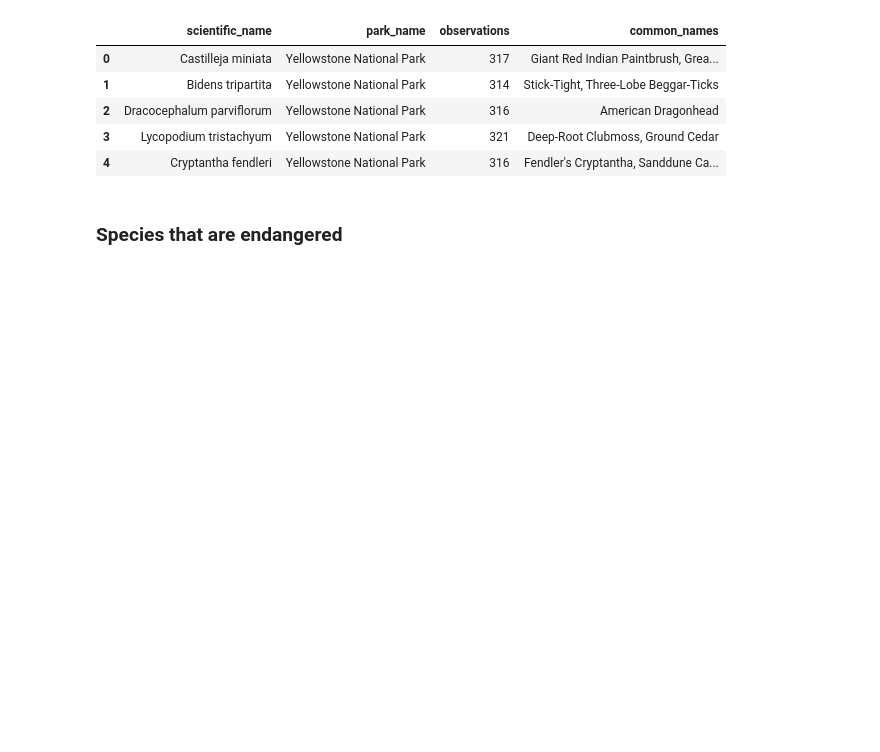
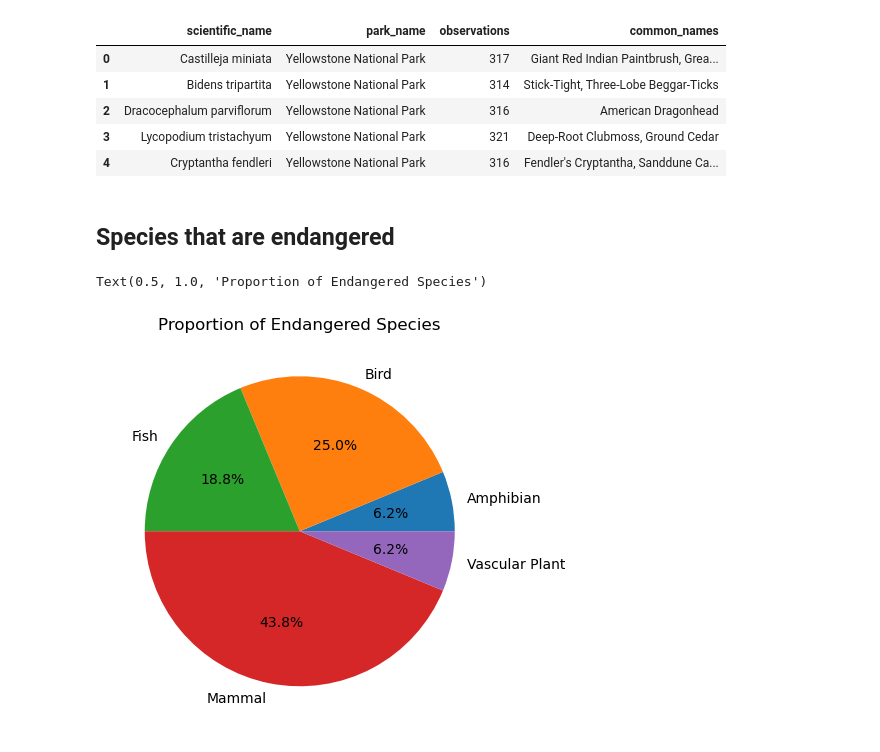
Before and after one commit to Kwamewusu/ml_portfolio, a Jupyter notebook: biodiversity_project/biodiversity.ipynb, the cells around one changed output. Saved outputs shown, nothing was run; the diff lists cells and outputs as text; code cells hidden in the pictures; blank space fills up the shorter version.

Commit message:
Added pie chart showing which species are more likely to be endangered.

```diff
--- a/biodiversity_project/biodiversity.ipynb
+++ b/biodiversity_project/biodiversity.ipynb
@@ -181,4 +180,15 @@ yellow
 | 3 | Lycopodium tristachyum | Yellowstone National Park | 321 | Deep-Root Clubmoss, Ground Cedar |
 | 4 | Cryptantha fendleri | Yellowstone National Park | 316 | Fendler's Cryptantha, Sanddune Ca... |
 # %% [markdown]
-### Species that are endangered
+## Species that are endangered
+# %%
+endangered = species_data[species_data.conservation_status == \
+                          'Endangered'].groupby('category')['scientific_name'].count()
+endg_fig = plt.figure(figsize=(5,7))
+pie_ax = plt.pie(endangered.values/endangered.sum(), autopct='%0.1f%%',
+                 labels=endangered.index.values)
+
+endg_fig.axes[0].set_title('Proportion of Endangered Species')
+# %% [output]
+Text(0.5, 1.0, 'Proportion of Endangered Species')
+[figure, added]
```
Also changed, not shown: parts of 10 cells of this notebook.
